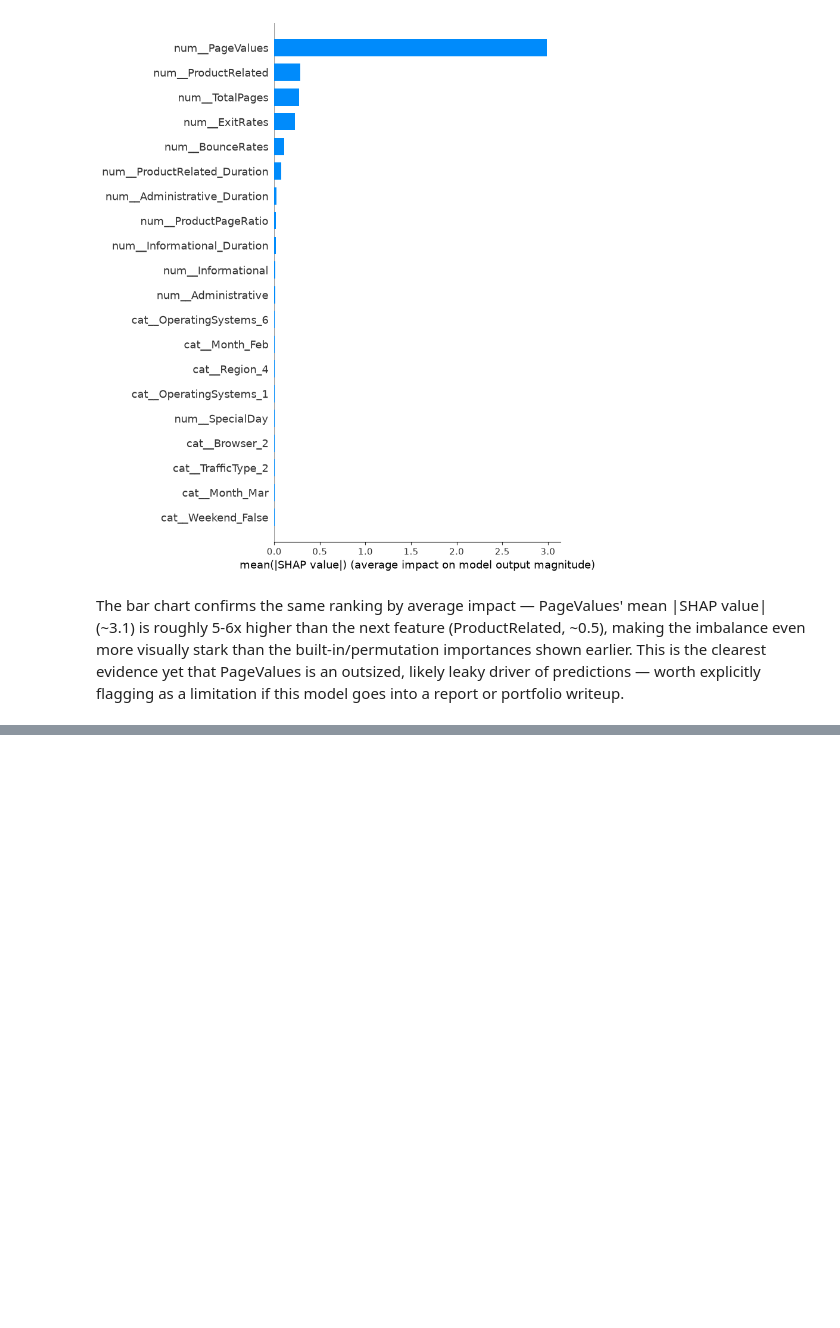
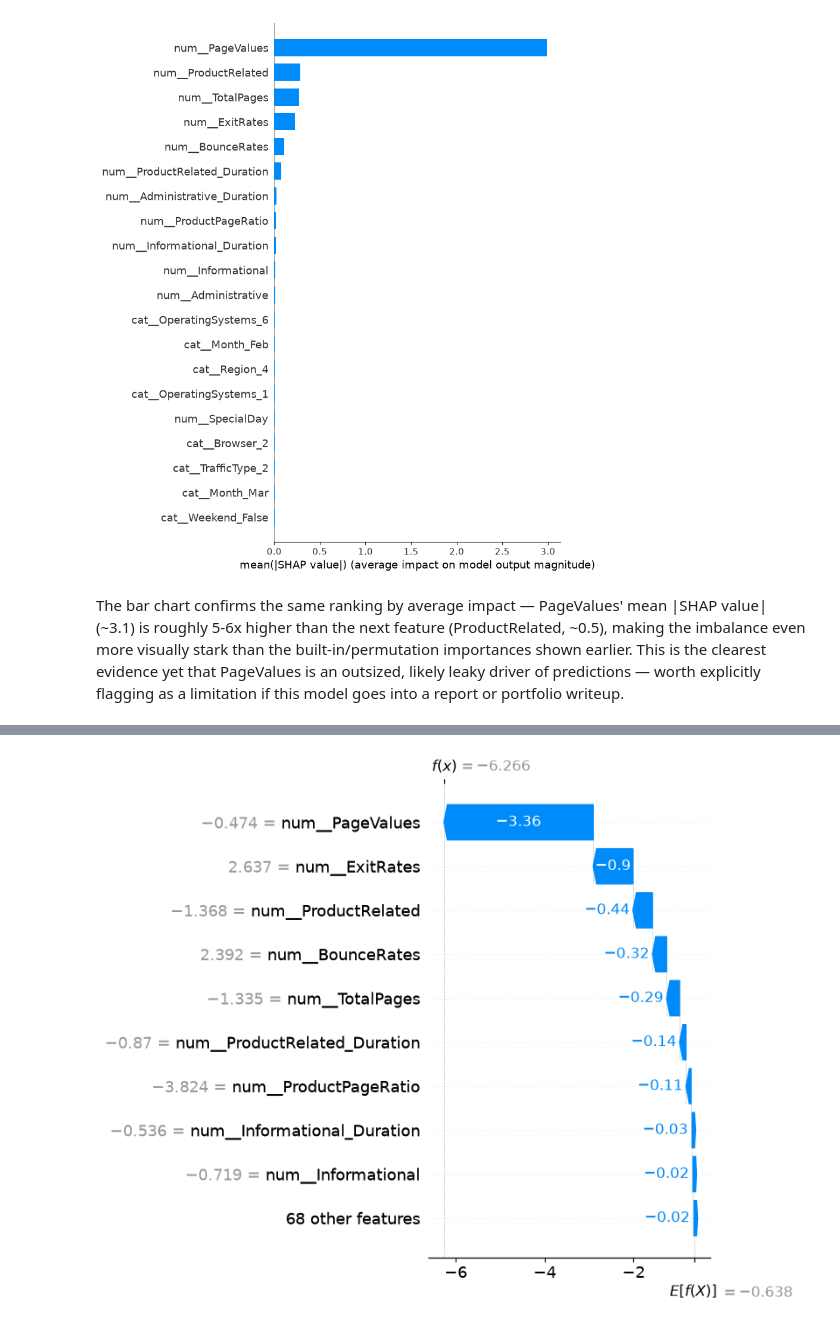
Before and after one commit to anuragchawla27/purchase-intent-xai, a Jupyter notebook: notebooks/04_xai.ipynb, the cells around one changed output, grey strips where cells are left out. Cells and saved outputs as stored; diff of their text form; code cells hidden in the pictures; blank space fills up the shorter version.

```diff
--- a/notebooks/04_xai.ipynb
+++ b/notebooks/04_xai.ipynb
@@ -116,0 +154,13 @@ The bar chart confirms the same ranking by average impact — PageValues' mean |
+# %%
+explanation_no_purchase = shap.Explanation(
+    values=shap_values[most_confident_no_purchase],
+    base_values=explainer.expected_value,
+    data=X_test_dense[most_confident_no_purchase],
+    feature_names=feature_names
+)
+shap.plots.waterfall(explanation_no_purchase, show=False)
+plt.tight_layout()
+plt.savefig("docs/shap_local_no_purchase_example.png", dpi=150, bbox_inches="tight")
+plt.show()
+# %% [output]
+[figure, added]
```
Also changed, not shown: parts of 7 cells of this notebook, 3 other files.
